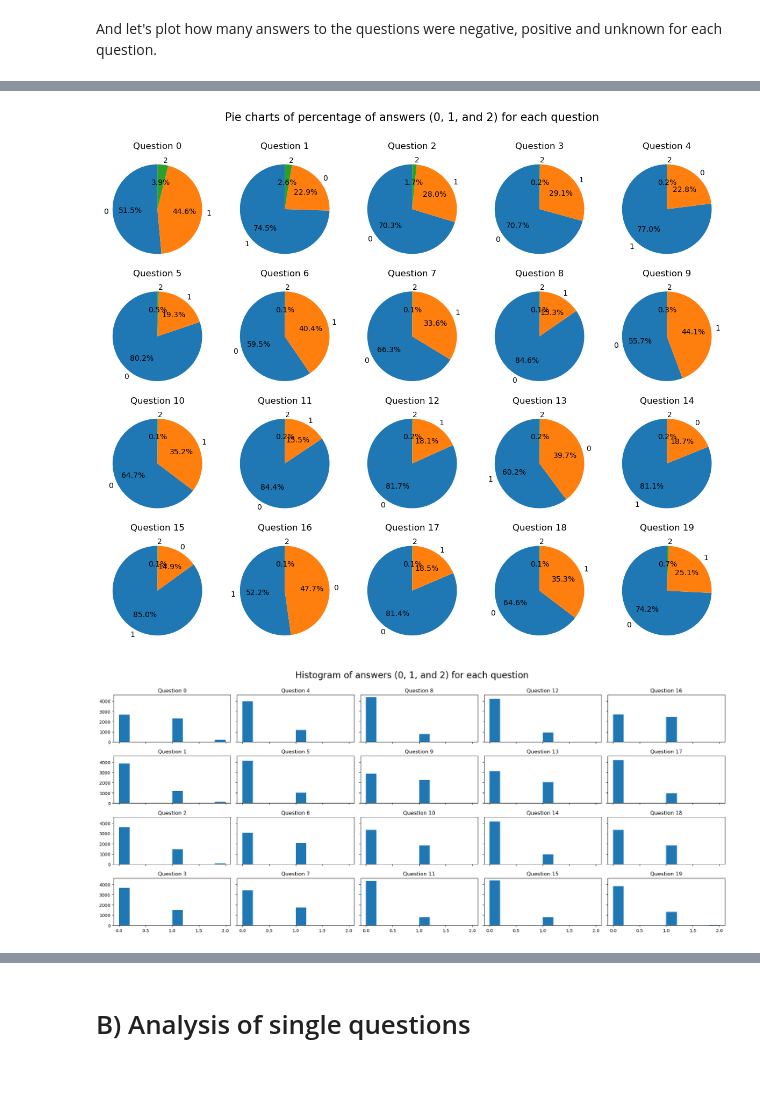
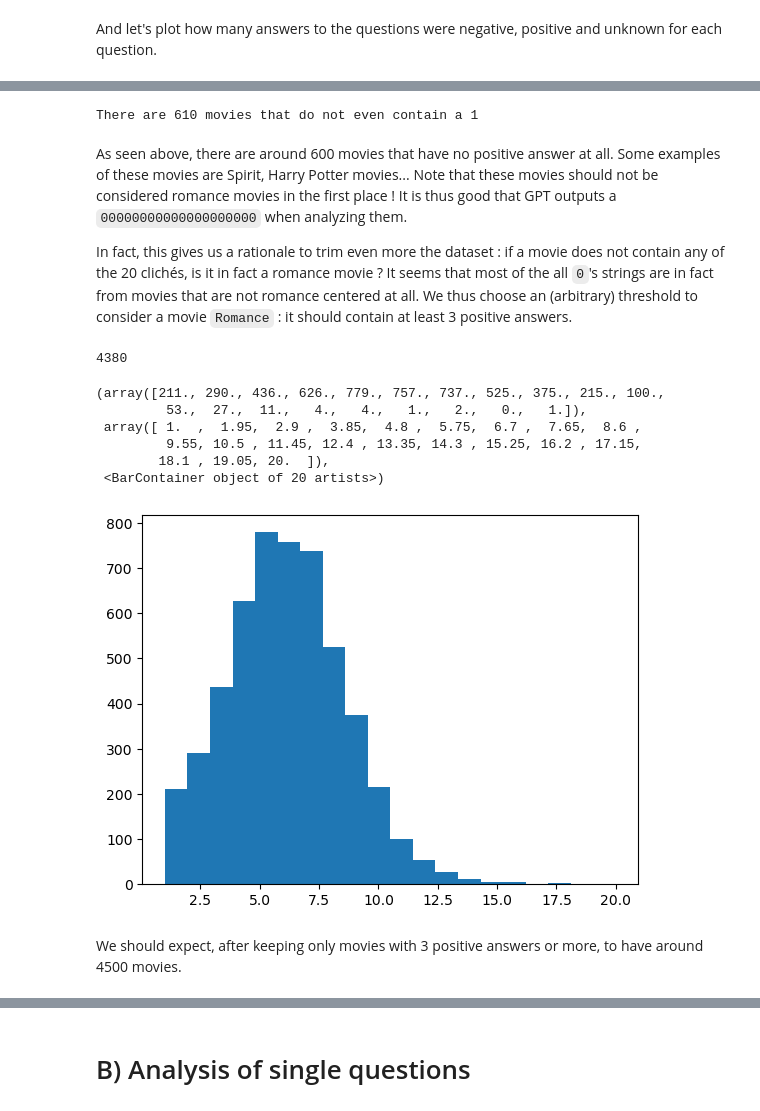
Before and after one commit to epfl-ada/ada-2023-project-theredpandada5, a Jupyter notebook: data_story.ipynb, the cells around one changed output, grey strips where cells are left out. Drawn from its saved outputs; the diff is of its cells as text; code cells hidden in the pictures; blank space fills up the shorter version.

```diff
--- a/data_story.ipynb
+++ b/data_story.ipynb
@@ -113,8 +107,39 @@ def plot_pie_charts(df):
+# %%
+relevant_answers = gpt_answers[gpt_answers['binary_answers']!='2'*20].copy()
+
+print(f"There are {relevant_answers['binary_answers'].count()-relevant_answers['binary_answers'].str.contains('1').sum()} movies that do not even contain a 1")
+# %% [output]
+There are 610 movies that do not even contain a 1
+# %% [markdown]
+As seen above, there are around 600 movies that have no positive answer at all. Some examples of these movies are Spirit, Harry Potter movies... Note that these movies should not be considered romance movies in the first place ! It is thus good that GPT outputs a `00000000000000000000` when analyzing them.
+
+In fact, this gives us a rationale to trim even more the dataset : if a movie does not contain any of the 20 clichés, is it in fact a romance movie ? It seems that most of the all `0`'s strings are in fact from movies that are not romance centered at all. We thus choose an (arbitrary) threshold to consider a movie `Romance` : it should contain at least 3 positive answers.
 # %%
-relevant_answers2 = relevant_answers[relevant_answers['binary_answers'].str.contains('1')].copy()
-relevant_answers = gpt_answers[gpt_answers['binary_answers']!='2'*20].copy()
-plot_pie_charts(relevant_answers2)
-plot(relevant_answers2)
+# First remove any string consisting of only 2s
+#df = gpt_answers[gpt_answers['binary_answers']!='2'*20].copy()
+
+# Define the questions list, ie all columns
+questions_list = ['q_0', 'q_1', 'q_2', 'q_3', 'q_4', 'q_5', 'q_6', 'q_7', 'q_8', 'q_9', 'q_10', 'q_11', 'q_12', 'q_13', 'q_14', 'q_15', 'q_16', 'q_17', 'q_18', 'q_19']
+
+# We keep only the strings with at least a 1.
+# This way we remove the all 0s strings, the all 2s strings, and the mixed strings.
+df = gpt_answers[gpt_answers['binary_answers'].str.contains('1')].copy()
+
+# 4380 different binary answers
+print(len(gpt_answers['binary_answers'].unique()))
+
+# Remove all the entries that (somehow) have more than 20 positive answers, and then plot the histogram of #1s.
+df['total'] = df[questions_list].sum(axis = 1)
+df = df[21 > df['total']]
+plt.hist(df['total'], bins = 20)
 # %% [output]
+4380
+(array([211., 290., 436., 626., 779., 757., 737., 525., 375., 215., 100.,
+         53.,  27.,  11.,   4.,   4.,   1.,   2.,   0.,   1.]),
+ array([ 1.  ,  1.95,  2.9 ,  3.85,  4.8 ,  5.75,  6.7 ,  7.65,  8.6 ,
+         9.55, 10.5 , 11.45, 12.4 , 13.35, 14.3 , 15.25, 16.2 , 17.15,
+        18.1 , 19.05, 20.  ]),
+ <BarContainer object of 20 artists>)
-[figure, old version]
+[figure, new version]
-[figure, removed]
+# %% [markdown]
+We should expect, after keeping only movies with 3 positive answers or more, to have around 4500 movies.
```
Also changed, not shown: parts of 31 cells of this notebook.
